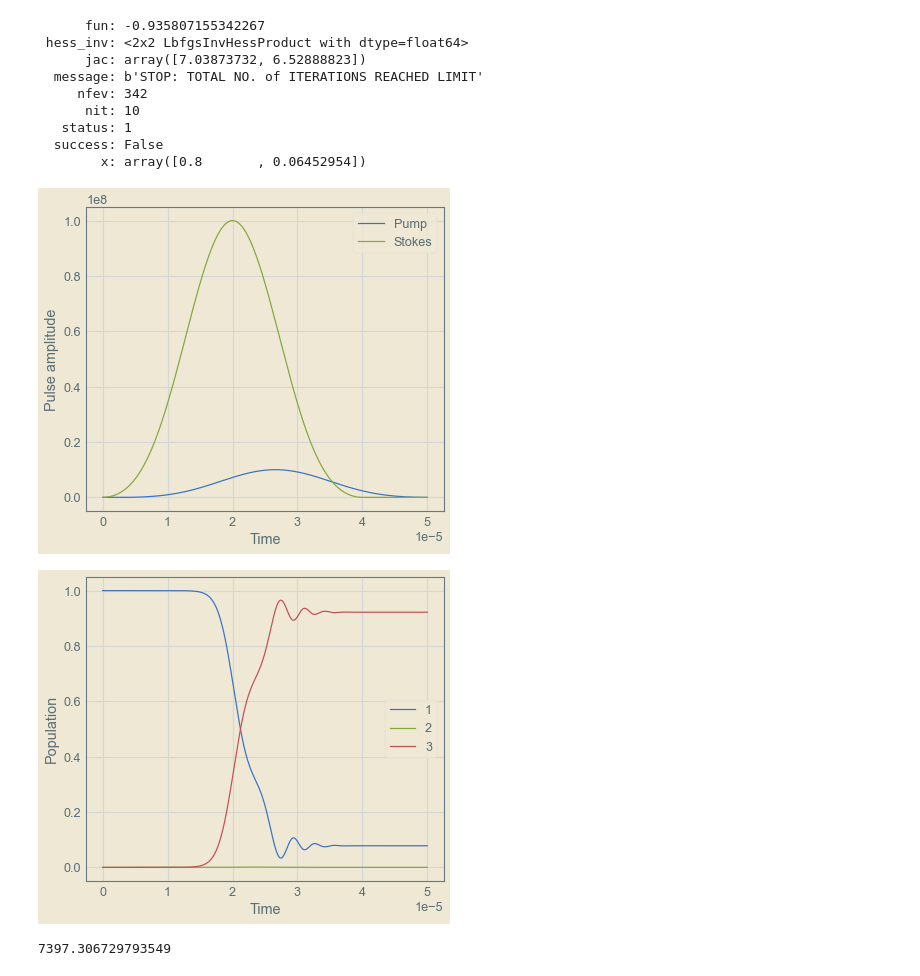
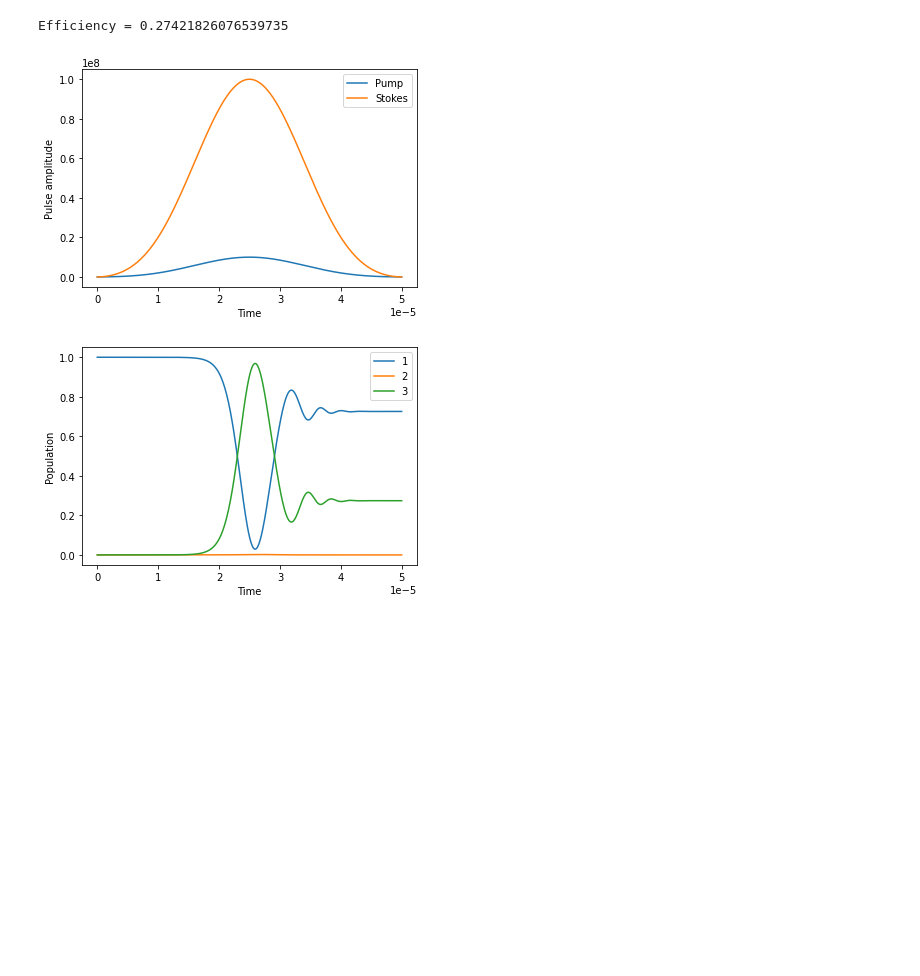
Before and after one commit to mahadevans2432/Quantum-Optics, a Jupyter notebook: STIRAP.ipynb, the cells around one changed output. Saved outputs shown, nothing was run; the diff lists cells and outputs as text; code cells hidden in the pictures; blank space fills up the shorter version.

```diff
--- a/STIRAP.ipynb
+++ b/STIRAP.ipynb
@@ -192,24 +214,8 @@ try_1.final_plot()
 # %%
-#Guesses
-t1 = time.time()
-def eff(x):
-    trial = STIRAP(Omega_S=100*10**6,Omega_P=10*10**6,E1=0,E2=hfs,E3=F_3,T=5*10**(-5),tS1=0,tS2=x[0],tP1=x[1],tP2=1,Δ=10**9,Gamma=0*6*10**6,delta=2.088*10**6)
-    _,e = trial.final_result()
-    return -e
-delta = 2*10**6
-tS2 = 0.8
-tP1 = 0.14
-tP2 = 0.9
-learning_rate = 0.05
-opti = scipy.optimize.minimize(eff, x0=np.array([tS2,tP1]), args=(),bounds = [(0.8,0.9),(0,0.2)], options={"maxiter":10,"disp":True})
-print(opti)
+try_2 = STIRAP(Omega_S=100*10**6,Omega_P=10*10**6,E1=0,E2=hfs,E3=F_3,T=5*10**(-5),tS1=0,tS2=1,tP1=0,tP2=1,Δ=10**9,Gamma=0*6*10**6,delta=2.088*10**6)
+print("Efficiency = "+str(try_2.efficiency_of_guess([1,0])))
+try_2.plot_for_guess()
 # %% [output]
-      fun: -0.935807155342267
- hess_inv: <2x2 LbfgsInvHessProduct with dtype=float64>
-      jac: array([7.03873732, 6.52888823])
-  message: b'STOP: TOTAL NO. of ITERATIONS REACHED LIMIT'
-     nfev: 342
-      nit: 10
-   status: 1
-  success: False
-        x: array([0.8       , 0.06452954])
+Efficiency = 0.27421826076539735
+[figure, added]
+[figure, added]
@@ -218,12 +221,0 @@ print(opti)
-# %%
-try_2 = STIRAP(Omega_S=100*10**6,Omega_P=10*10**6,E1=0,E2=hfs,E3=F_3,T=5*10**(-5),tS1=0,tS2=opti.x[0],tP1=opti.x[1],tP2=1,Δ=10**9,Gamma=6*10**6,delta=2.088*10**6,lam=0.1)
-try_2.plot_pulse()
-try_2.final_plot()
-# %% [output]
-[figure, removed]
-[figure, removed]
-# %%
-t2 = time.time()
-print(t2-t1)
-# %% [output]
-7397.306729793549
```
Also changed, not shown: parts of 12 cells of this notebook.
